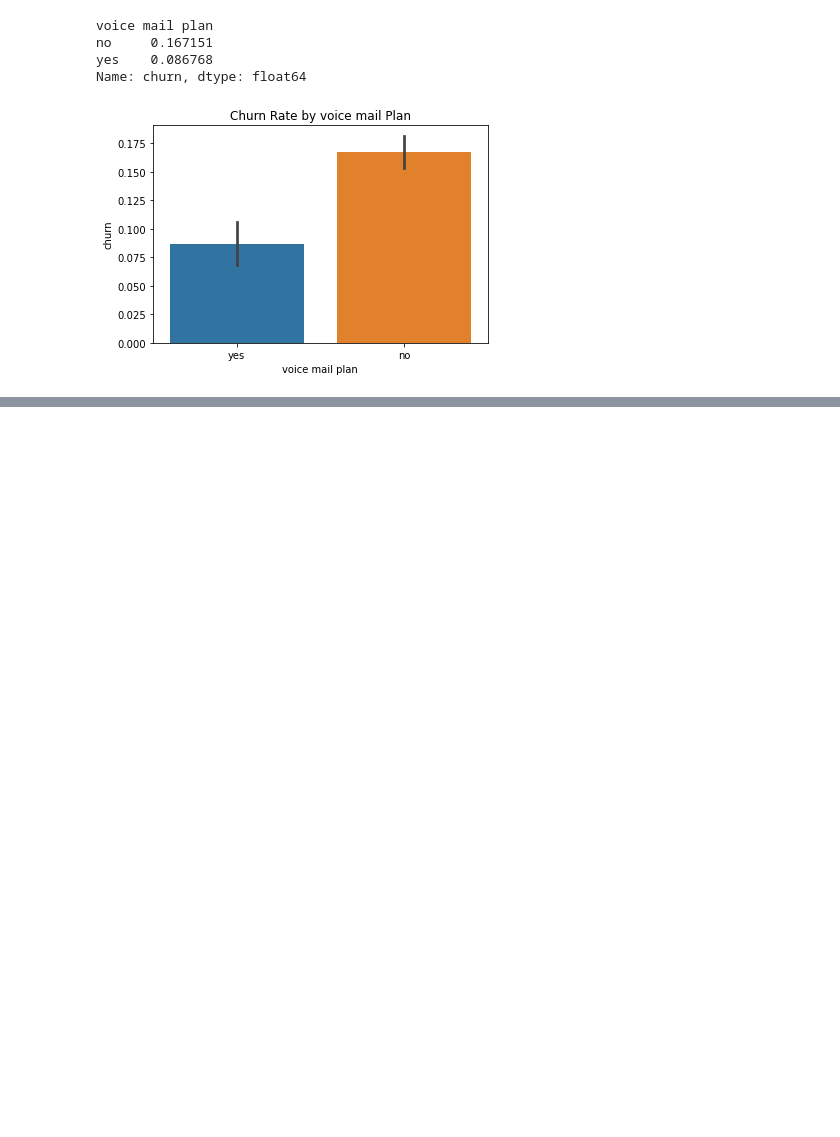
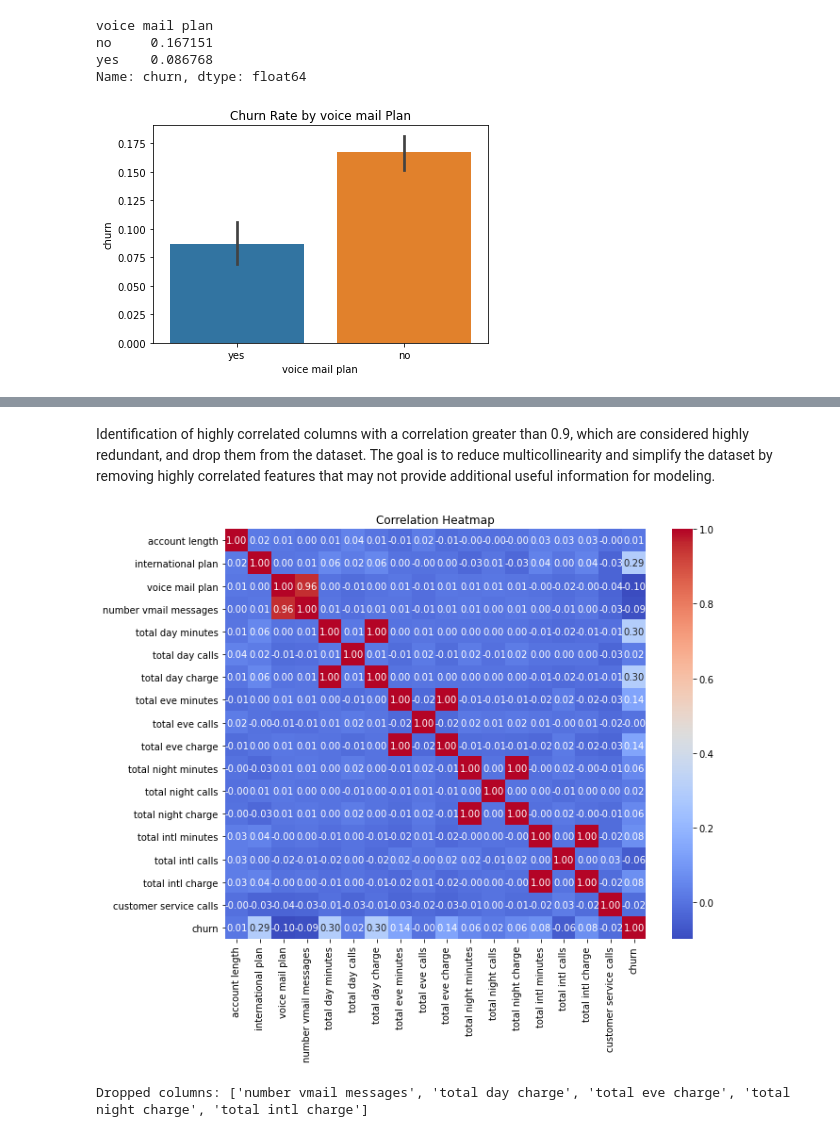
Before and after one commit to tmusula/Phase-3-Project-Churn-Prediction, a Jupyter notebook: SyriaTel_Churn.ipynb, the cells around one changed output, grey strips where cells are left out. Cells and saved outputs as stored; diff of their text form; code cells hidden in the pictures; blank space fills up the shorter version.

```diff
--- a/SyriaTel_Churn.ipynb
+++ b/SyriaTel_Churn.ipynb
@@ -241,0 +328,31 @@ Name: churn, dtype: float64
+# %% [markdown]
+Identification of highly correlated columns with a correlation greater than 0.9, which are considered highly redundant, and drop them from the dataset. The goal is to reduce multicollinearity and simplify the dataset by removing highly correlated features that may not provide additional useful information for modeling.
+# %%
+# Correlation heatmap for the numerical columns
+
+numeric_columns = df_churn.select_dtypes(include=['number']).columns
+
+plt.figure(figsize=(10, 8))
+sns.heatmap(df_churn[numeric_columns].corr(), annot=True, cmap='coolwarm', fmt='.2f')
+plt.title("Correlation Heatmap")
+plt.show()
+# %% [output]
+[figure, added]
+# %%
+# Dropping highly correlated columns
+
+# Calculate the correlation matrix
+corr_matrix = df_churn.corr().abs()
+
+# Identify upper triangle of the correlation matrix
+upper = corr_matrix.where(np.triu(np.ones(corr_matrix.shape), k=1).astype(bool))
+
+# Find columns with correlation > 0.9
+to_drop = [column for column in upper.columns if any(upper[column] > 0.9)]
+
+# Drop the columns
+df_churn = df_churn.drop(columns=to_drop)
+
+print("Dropped columns:", to_drop)
+# %% [output]
+Dropped columns: ['number vmail messages', 'total day charge', 'total eve charge', 'total night charge', 'total intl charge']
```
Also changed, not shown: parts of 33 cells of this notebook.
